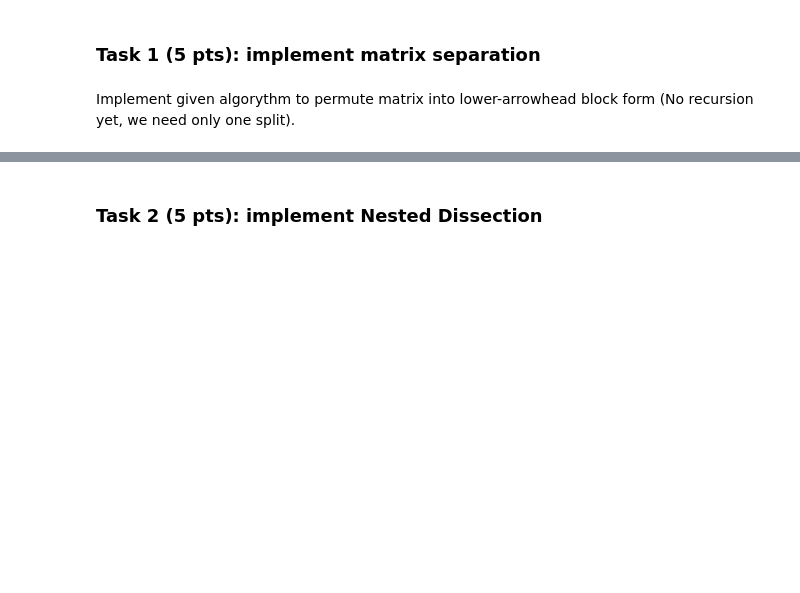
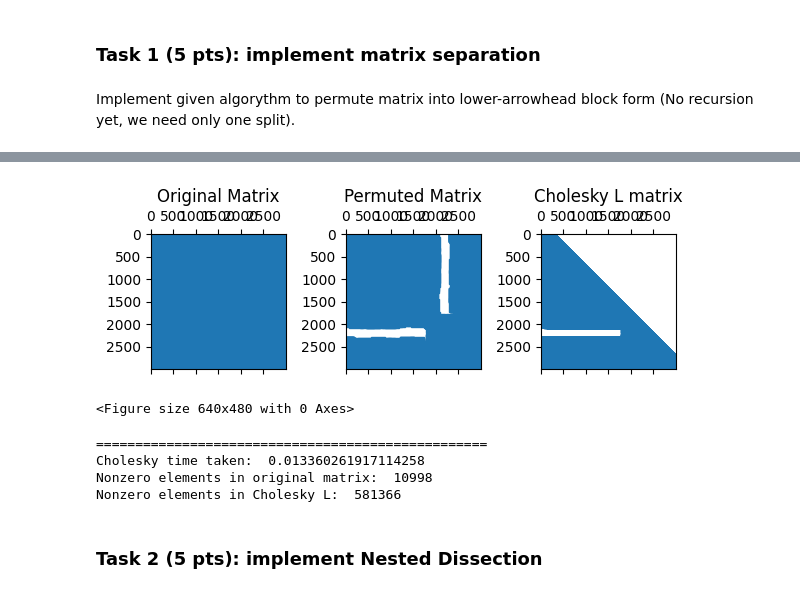
Before and after one commit to Fatyhich/sk_nla, a Jupyter notebook: FatykhophDV_HW-2.ipynb, the cells around one changed output, grey strips where cells are left out. Cells and saved outputs as stored; diff of their text form; code cells hidden in the pictures; blank space fills up the shorter version.

```diff
--- a/FatykhophDV_HW-2.ipynb
+++ b/FatykhophDV_HW-2.ipynb
@@ -328,0 +334,4 @@ def block_dissection(A):
+# %%
+matrix = np.array([[4, 0, 0, 12],
+                   [15, 0, 26, 34],
+                   [0, -7, 15, 0]])
@@ -349,3 +519,37 @@ plt.show()
+# %%
+C, _ = permute_to_arrowhead(A)
+# %%
+fig, axes = plt.subplots(1, 3, figsize=(6, 4))
+
+at = time.time()
+factor = cholesky(C, ordering_method="natural")
+bt = time.time()
+
+axes[0].spy(A)
+axes[0].set_title("Original Matrix")
+axes[1].spy(C)
+axes[1].set_title("Permuted Matrix")
+axes[2].spy(factor.L())
+axes[2].set_title("Cholesky L matrix")
+plt.tight_layout()
+plt.show()
+
+
+
+plt.tight_layout()
+plt.show()
+
+print('==================================================')
+print('Cholesky time taken: ', bt-at)
+print('Nonzero elements in original matrix: ', A.nnz)
+print('Nonzero elements in Cholesky L: ', factor.L().nnz)
+# %% [output]
+[figure, added]
+<Figure size 640x480 with 0 Axes>
+==================================================
+Cholesky time taken:  0.013360261917114258
+Nonzero elements in original matrix:  10998
+Nonzero elements in Cholesky L:  581366
 # %% [markdown]
 ### Task 2 (5 pts): implement Nested Dissection
 # %% [markdown]
```
Also changed, not shown: parts of 25 cells of this notebook, 1 other file.
